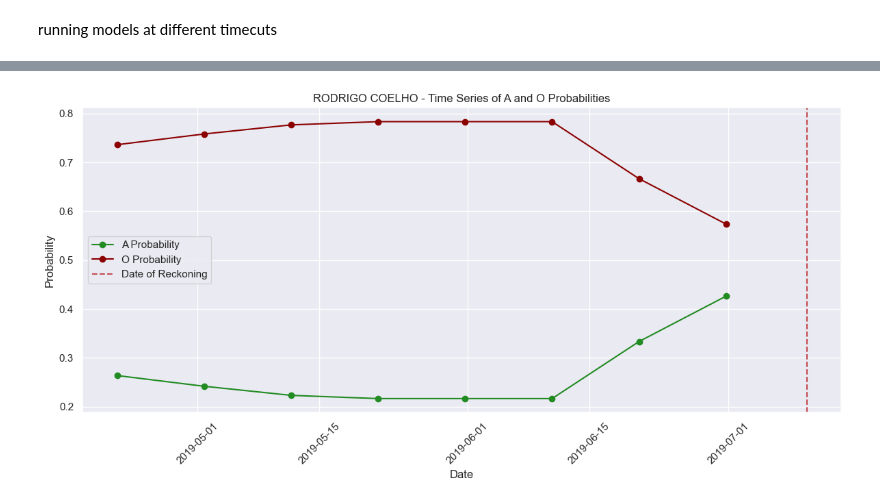
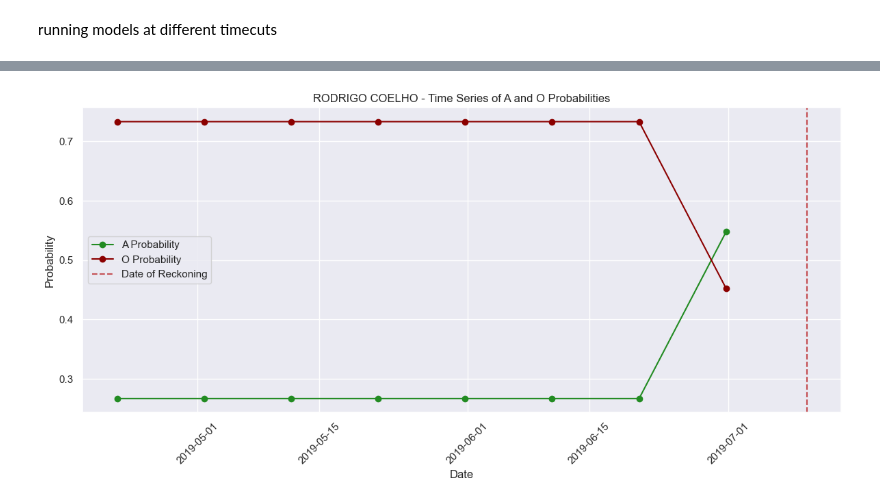
Before and after one commit to JoaoRibeiroMedeiros/political, a Jupyter notebook: notebooks/01-ProbabilityTests.ipynb, the cells around one changed output, grey strips where cells are left out. Cells and saved outputs as stored; diff of their text form; code cells hidden in the pictures.

```diff
--- a/notebooks/01-ProbabilityTests.ipynb
+++ b/notebooks/01-ProbabilityTests.ipynb
@@ -71,7 +68,7 @@ running models at different timecuts
 
 from_politician_to_prob_time_series = {}
 
-for id_politican in tqdm(high_volatility_ids):
+for id_politican in tqdm(high_volatility_ids[0:2]):
     from_time_cut_to_probability = probability_analysis.get_politician_probability_evolution(lambd, delta,  id_politico = id_politican )
     from_politician_to_prob_time_series[id_politican] = from_time_cut_to_probability
 # %% [output]
@@ -132,8 +114,8 @@ from_time_cut_to_probability
 # %%
 
-plot_prob_evolution(from_time_cut_to_probability, date_of_reckoning=date_of_reckoning, name = from_id_to_name_high_vol[428])
+plot_prob_evolution(from_politician_to_prob_time_series[477], date_of_reckoning=date_of_reckoning, name = from_id_to_name_high_vol[428])
 # %% [output]
-[figure, old version]
+[figure, new version]
 # %%
 # set_probability
 bars = plt.bar(set_probability.keys(), set_probability.values(), width=0.5, color=['#77dd77', '#ff6961'])
```
Also changed, not shown: parts of 7 cells of this notebook, 1 other file.
